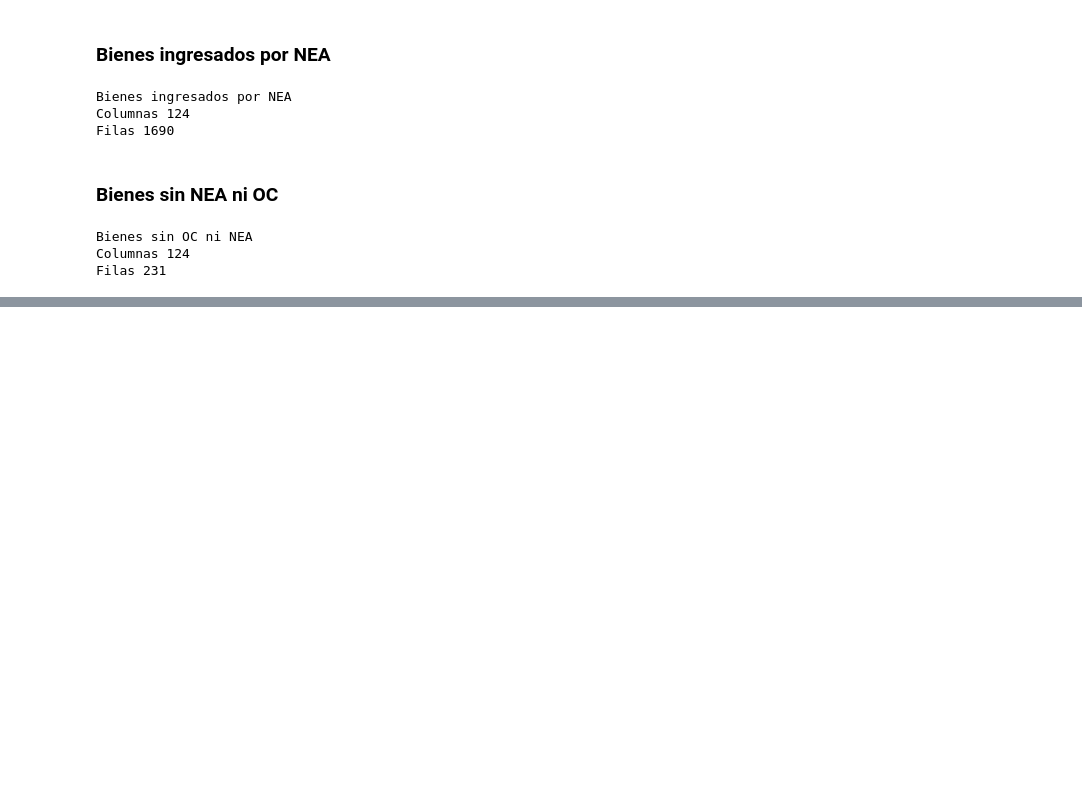
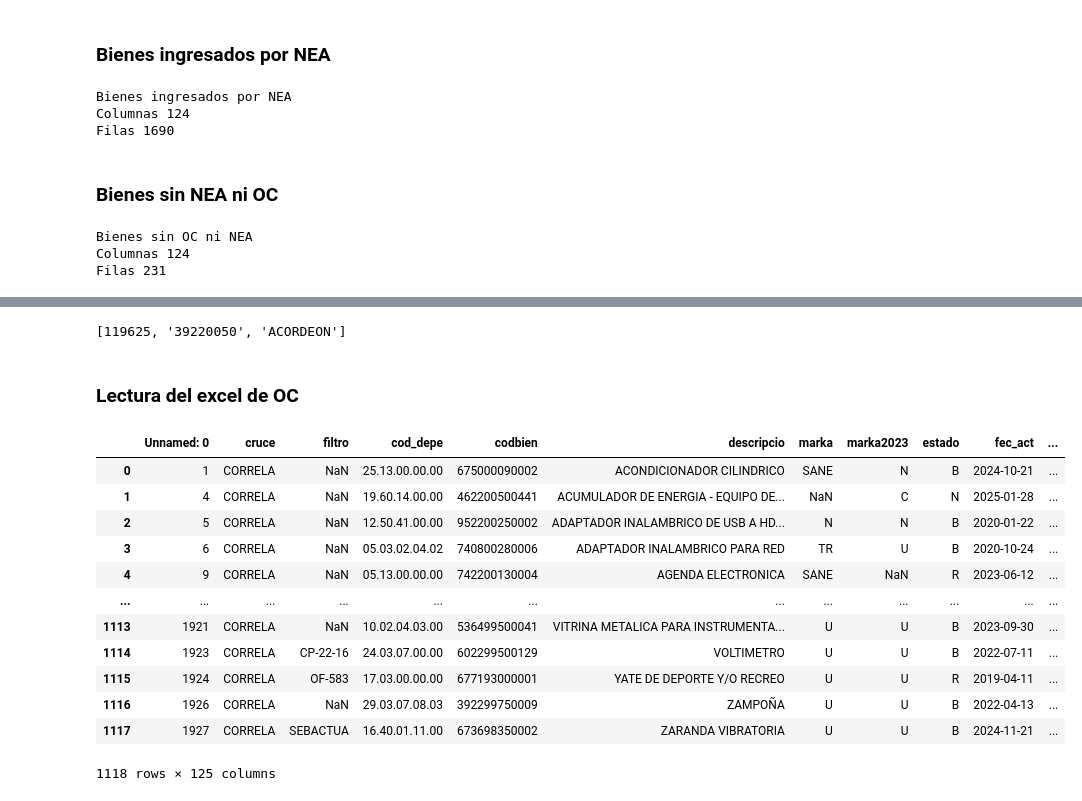
Before and after one commit to rodrigo1857/PATRIMONIO, a Jupyter notebook: migrate_bienes.ipynb, the cells around one changed output, grey strips where cells are left out. Drawn from its saved outputs; the diff is of its cells as text; code cells hidden in the pictures; blank space fills up the shorter version.

```diff
--- a/migrate_bienes.ipynb
+++ b/migrate_bienes.ipynb
@@ -117,0 +128,4 @@ result
+# %%
+get_id_item_by_name("ACORDEON")
+# %% [output]
+[119625, '39220050', 'ACORDEON']
@@ -117,0 +159,20 @@ result
+# %% [markdown]
+### Lectura del excel de OC
+# %%
+data_oc = pd.read_excel("ultimos_correlativos_oc.xlsx")
+# %%
+data_oc
+# %% [output]
+|  | Unnamed: 0 | cruce | filtro | cod_depe | codbien | descripcio | marka | marka2023 | estado | fec_act | ... |
+| 0 | 1 | CORRELA | NaN | 25.13.00.00.00 | 675000090002 | ACONDICIONADOR CILINDRICO | SANE | N | B | 2024-10-21 | ... |
+| 1 | 4 | CORRELA | NaN | 19.60.14.00.00 | 462200500441 | ACUMULADOR DE ENERGIA - EQUIPO DE... | NaN | C | N | 2025-01-28 | ... |
+| 2 | 5 | CORRELA | NaN | 12.50.41.00.00 | 952200250002 | ADAPTADOR INALAMBRICO DE USB A HD... | N | N | B | 2020-01-22 | ... |
+| 3 | 6 | CORRELA | NaN | 05.03.02.04.02 | 740800280006 | ADAPTADOR INALAMBRICO PARA RED | TR | U | B | 2020-10-24 | ... |
+| 4 | 9 | CORRELA | NaN | 05.13.00.00.00 | 742200130004 | AGENDA ELECTRONICA | SANE | NaN | R | 2023-06-12 | ... |
+| ... | ... | ... | ... | ... | ... | ... | ... | ... | ... | ... | ... |
+| 1113 | 1921 | CORRELA | NaN | 10.02.04.03.00 | 536499500041 | VITRINA METALICA PARA INSTRUMENTA... | U | U | B | 2023-09-30 | ... |
+| 1114 | 1923 | CORRELA | CP-22-16 | 24.03.07.00.00 | 602299500129 | VOLTIMETRO | U | U | B | 2022-07-11 | ... |
+| 1115 | 1924 | CORRELA | OF-583 | 17.03.00.00.00 | 677193000001 | YATE DE DEPORTE Y/O RECREO | U | U | R | 2019-04-11 | ... |
+| 1116 | 1926 | CORRELA | NaN | 29.03.07.08.03 | 392299750009 | ZAMPOÑA | U | U | B | 2022-04-13 | ... |
+| 1117 | 1927 | CORRELA | SEBACTUA | 16.40.01.11.00 | 673698350002 | ZARANDA VIBRATORIA | U | U | B | 2024-11-21 | ... |
+1118 rows × 125 columns
```
Also changed, not shown: parts of 33 cells of this notebook.
